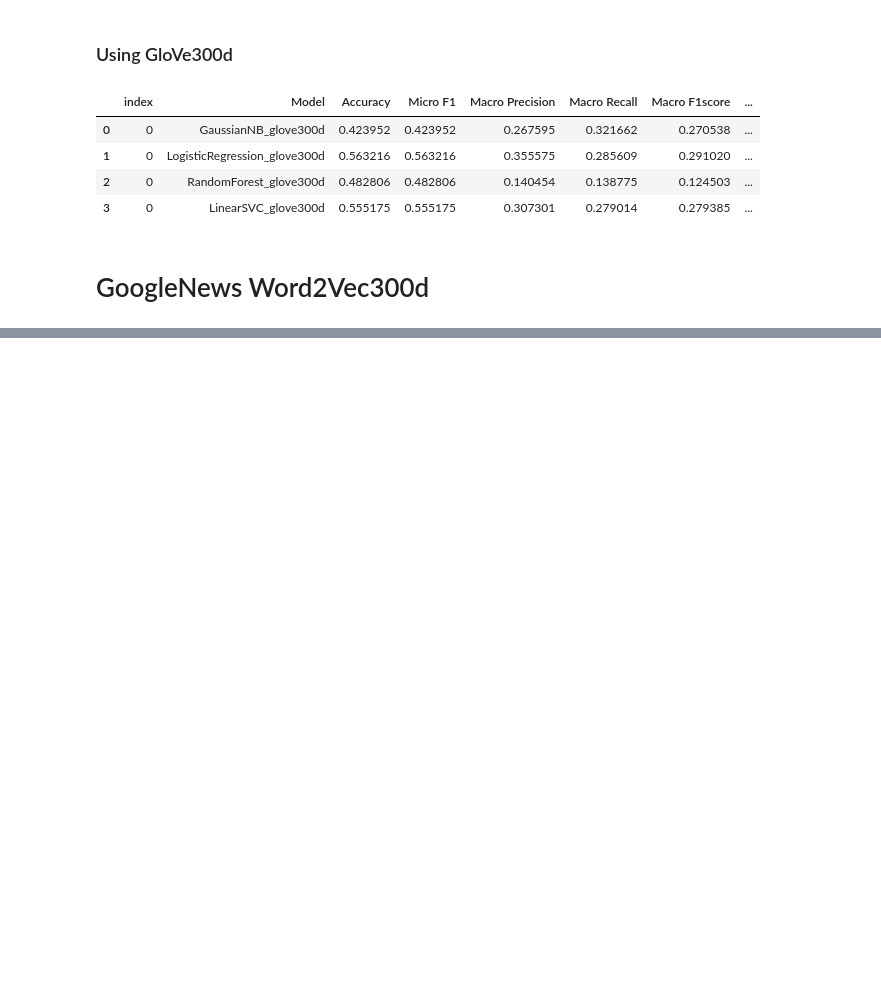
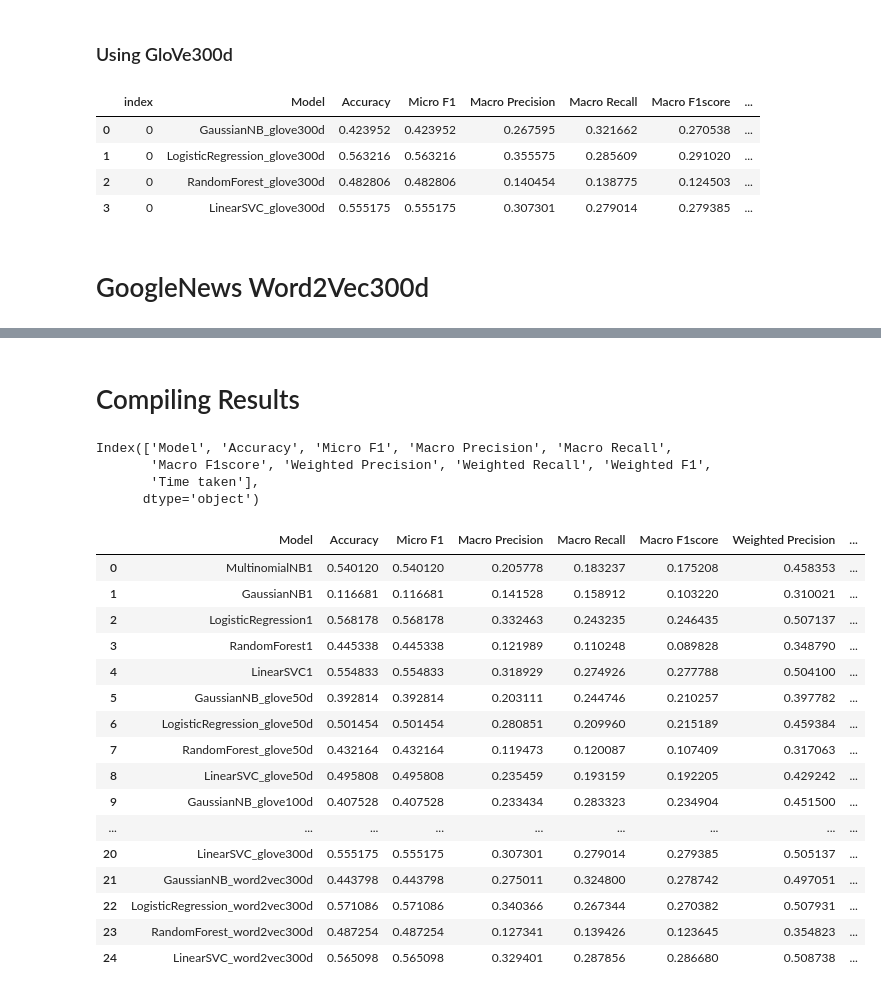
Before and after one commit to siddharthshenoy/Keywordandsum, a Jupyter notebook: ASAR.ipynb, the cells around one changed output, grey strips where cells are left out. Cells and saved outputs as stored; diff of their text form; code cells hidden in the pictures; blank space fills up the shorter version.

Commit message:
all model accuracy data

```diff
--- a/ASAR.ipynb
+++ b/ASAR.ipynb
@@ -930,0 +914,4 @@ Please also refer to the documentation for alternative solver options:
+# %%
+# Opening Results
+with open('results_cv_straitified_word2vec300d.pickle', 'rb') as to_read:
+    results_cv_straitified_word2vec300d = pickle.load(to_read)
@@ -930,0 +928,40 @@ Please also refer to the documentation for alternative solver options:
+# %% [markdown]
+# Compiling Results
+# %%
+results_compiled = pd.concat([results_cv_straitified_1gram,
+                           results_cv_straitified_glove50d,
+                           results_cv_straitified_glove100d,
+                           results_cv_straitified_glove200d,
+                           results_cv_straitified_glove300d,
+                           results_cv_straitified_word2vec300d]).reset_index().drop(['level_0','index'],axis=1)
+# %%
+results_compiled.columns
+# %% [output]
+Index(['Model', 'Accuracy', 'Micro F1', 'Macro Precision', 'Macro Recall',
+       'Macro F1score', 'Weighted Precision', 'Weighted Recall', 'Weighted F1',
+       'Time taken'],
+      dtype='object')
+# %%
+
+with open('results_compiled.pickle', 'wb') as to_write:
+    pickle.dump(results_compiled, to_write)
+
+results_compiled
+# %% [output]
+|  | Model | Accuracy | Micro F1 | Macro Precision | Macro Recall | Macro F1score | Weighted Precision | ... |
+| 0 | MultinomialNB1 | 0.540120 | 0.540120 | 0.205778 | 0.183237 | 0.175208 | 0.458353 | ... |
+| 1 | GaussianNB1 | 0.116681 | 0.116681 | 0.141528 | 0.158912 | 0.103220 | 0.310021 | ... |
+| 2 | LogisticRegression1 | 0.568178 | 0.568178 | 0.332463 | 0.243235 | 0.246435 | 0.507137 | ... |
+| 3 | RandomForest1 | 0.445338 | 0.445338 | 0.121989 | 0.110248 | 0.089828 | 0.348790 | ... |
+| 4 | LinearSVC1 | 0.554833 | 0.554833 | 0.318929 | 0.274926 | 0.277788 | 0.504100 | ... |
+| 5 | GaussianNB_glove50d | 0.392814 | 0.392814 | 0.203111 | 0.244746 | 0.210257 | 0.397782 | ... |
+| 6 | LogisticRegression_glove50d | 0.501454 | 0.501454 | 0.280851 | 0.209960 | 0.215189 | 0.459384 | ... |
+| 7 | RandomForest_glove50d | 0.432164 | 0.432164 | 0.119473 | 0.120087 | 0.107409 | 0.317063 | ... |
+| 8 | LinearSVC_glove50d | 0.495808 | 0.495808 | 0.235459 | 0.193159 | 0.192205 | 0.429242 | ... |
+| 9 | GaussianNB_glove100d | 0.407528 | 0.407528 | 0.233434 | 0.283323 | 0.234904 | 0.451500 | ... |
+| ... | ... | ... | ... | ... | ... | ... | ... | ... |
+| 20 | LinearSVC_glove300d | 0.555175 | 0.555175 | 0.307301 | 0.279014 | 0.279385 | 0.505137 | ... |
+| 21 | GaussianNB_word2vec300d | 0.443798 | 0.443798 | 0.275011 | 0.324800 | 0.278742 | 0.497051 | ... |
+| 22 | LogisticRegression_word2vec300d | 0.571086 | 0.571086 | 0.340366 | 0.267344 | 0.270382 | 0.507931 | ... |
+| 23 | RandomForest_word2vec300d | 0.487254 | 0.487254 | 0.127341 | 0.139426 | 0.123645 | 0.354823 | ... |
+| 24 | LinearSVC_word2vec300d | 0.565098 | 0.565098 | 0.329401 | 0.287856 | 0.286680 | 0.508738 | ... |
```
Also changed, not shown: parts of 12 cells of this notebook, 3 other files.
